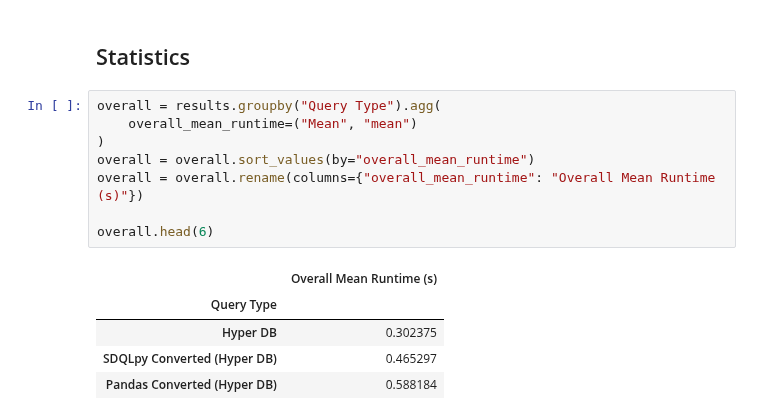
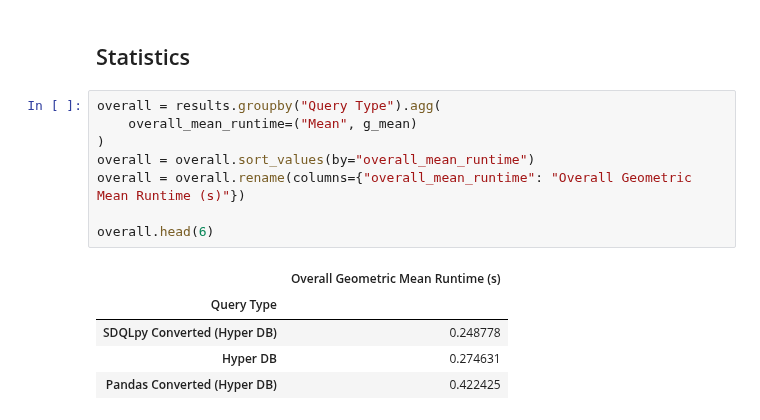
Before and after one commit to groegercesg/QueryBridge, a Jupyter notebook: benchmarking/notebooks/year2_analysis.ipynb, the cells around one changed output. Drawn from its saved outputs; the diff is of its cells as text.

```diff
--- a/benchmarking/notebooks/year2_analysis.ipynb
+++ b/benchmarking/notebooks/year2_analysis.ipynb
@@ -222,15 +222,15 @@ The DataFrame has 132 rows
 ## Statistics
 # %%
 overall = results.groupby("Query Type").agg(
-    overall_mean_runtime=("Mean", "mean")
+    overall_mean_runtime=("Mean", g_mean)
 )
 overall = overall.sort_values(by="overall_mean_runtime")
-overall = overall.rename(columns={"overall_mean_runtime": "Overall Mean Runtime (s)"})
+overall = overall.rename(columns={"overall_mean_runtime": "Overall Geometric Mean Runtime (s)"})
 
 overall.head(6)
 # %% [output]
-|  | Overall Mean Runtime (s) |
+|  | Overall Geometric Mean Runtime (s) |
 | Query Type |  |
-| Hyper DB | 0.302375 |
-| SDQLpy Converted (Hyper DB) | 0.465297 |
-| Pandas Converted (Hyper DB) | 0.588184 |
+| SDQLpy Converted (Hyper DB) | 0.248778 |
+| Hyper DB | 0.274631 |
+| Pandas Converted (Hyper DB) | 0.422425 |
```
Also changed, not shown: parts of 4 cells of this notebook, 7 other files.
